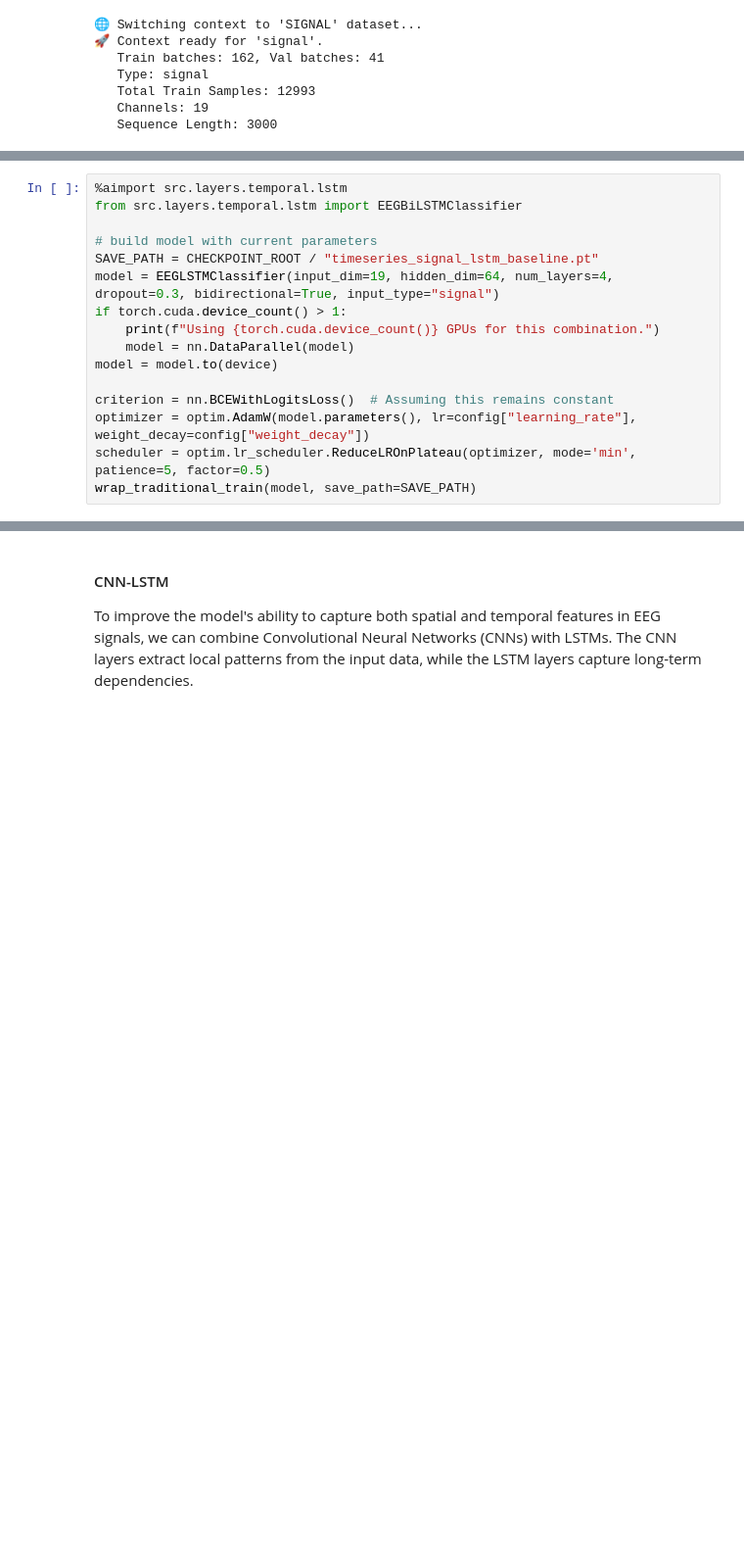
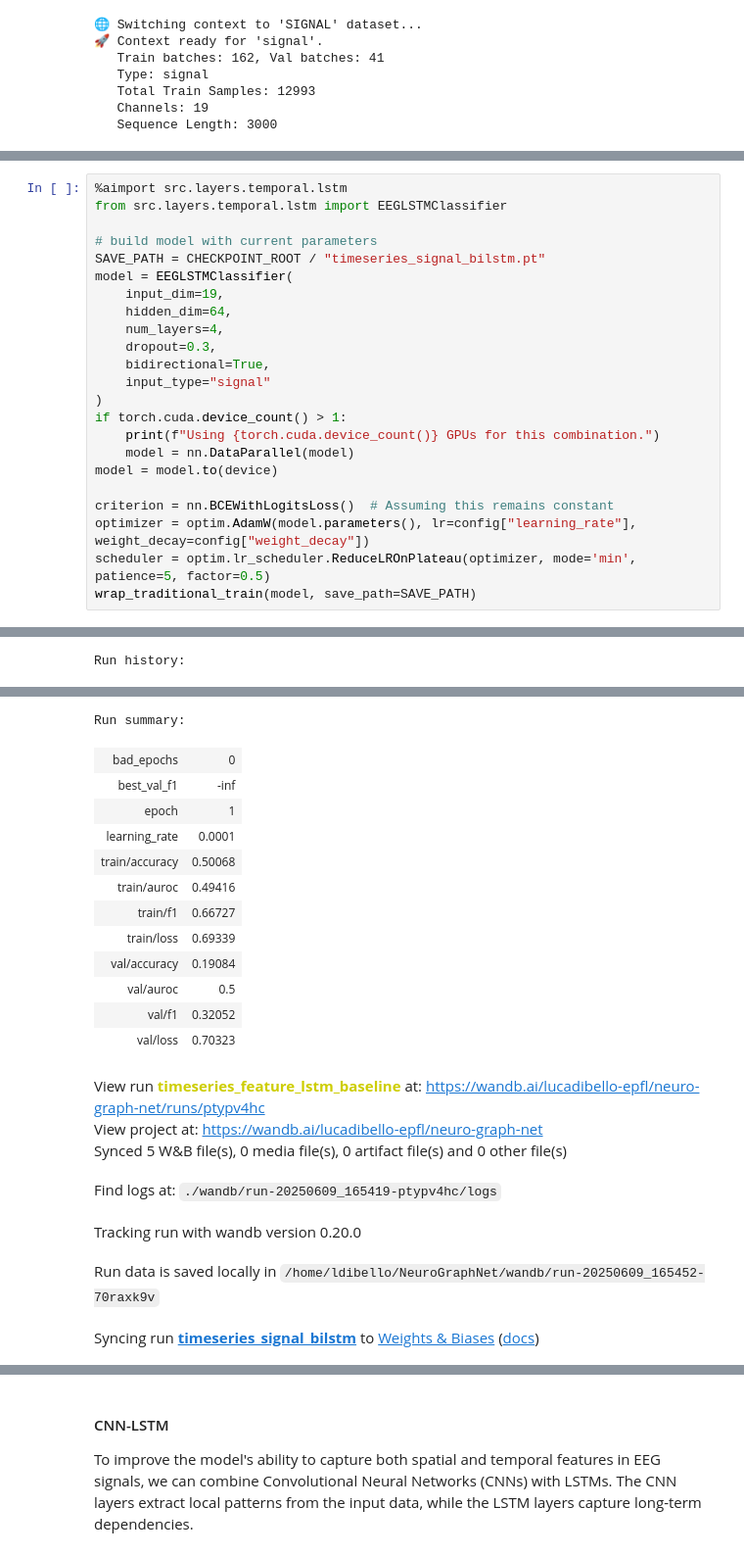
Before and after one commit to NeuroNML/NeuroGraphNet, a Jupyter notebook: neuro-eeg-new.ipynb, the cells around one changed output, grey strips where cells are left out. Shown at 98% size. Drawn from its saved outputs; the diff is of its cells as text; blank space fills up the shorter version.

Commit message:
Updated models + added encoder

```diff
--- a/neuro-eeg-new.ipynb
+++ b/neuro-eeg-new.ipynb
@@ -908,10 +886,17 @@ The BiLSTM (Bidirectional Long Short-Term Memory) model extends the LSTM by proc
 # %%
 %aimport src.layers.temporal.lstm
-from src.layers.temporal.lstm import EEGBiLSTMClassifier
+from src.layers.temporal.lstm import EEGLSTMClassifier
 
 # build model with current parameters
-SAVE_PATH = CHECKPOINT_ROOT / "timeseries_signal_lstm_baseline.pt"
-model = EEGLSTMClassifier(input_dim=19, hidden_dim=64, num_layers=4, dropout=0.3, bidirectional=True, input_type="signal")
+SAVE_PATH = CHECKPOINT_ROOT / "timeseries_signal_bilstm.pt"
+model = EEGLSTMClassifier(
+    input_dim=19,
+    hidden_dim=64,
+    num_layers=4,
+    dropout=0.3,
+    bidirectional=True,
+    input_type="signal"
+)
 if torch.cuda.device_count() > 1:
     print(f"Using {torch.cuda.device_count()} GPUs for this combination.")
     model = nn.DataParallel(model)
@@ -921,3 +906,4 @@ criterion = nn.BCEWithLogitsLoss()  # Assuming this remains constant
 optimizer = optim.AdamW(model.parameters(), lr=config["learning_rate"], weight_decay=config["weight_decay"])
 scheduler = optim.lr_scheduler.ReduceLROnPlateau(optimizer, mode='min', patience=5, factor=0.5)
 wrap_traditional_train(model, save_path=SAVE_PATH)
+# %% [output]
@@ -923,0 +920 @@ wrap_traditional_train(model, save_path=SAVE_PATH)
+Run history:
@@ -923,0 +932,20 @@ wrap_traditional_train(model, save_path=SAVE_PATH)
+Run summary:
+| bad_epochs | 0 |
+| best_val_f1 | -inf |
+| epoch | 1 |
+| learning_rate | 0.0001 |
+| train/accuracy | 0.50068 |
+| train/auroc | 0.49416 |
+| train/f1 | 0.66727 |
+| train/loss | 0.69339 |
+| val/accuracy | 0.19084 |
+| val/auroc | 0.5 |
+| val/f1 | 0.32052 |
+| val/loss | 0.70323 |
+View run timeseries_feature_lstm_baseline at: https://wandb.ai/lucadibello-epfl/neuro-graph-net/runs/ptypv4hc
+View project at: https://wandb.ai/lucadibello-epfl/neuro-graph-net
+Synced 5 W&B file(s), 0 media file(s), 0 artifact file(s) and 0 other file(s)
+Find logs at: ./wandb/run-20250609_165419-ptypv4hc/logs
+Tracking run with wandb version 0.20.0
+Run data is saved locally in /home/ldibello/NeuroGraphNet/wandb/run-20250609_165452-70raxk9v
+Syncing run timeseries_signal_bilstm to Weights & Biases (docs)
```
Also changed, not shown: parts of 11 cells of this notebook, 4 other files.
